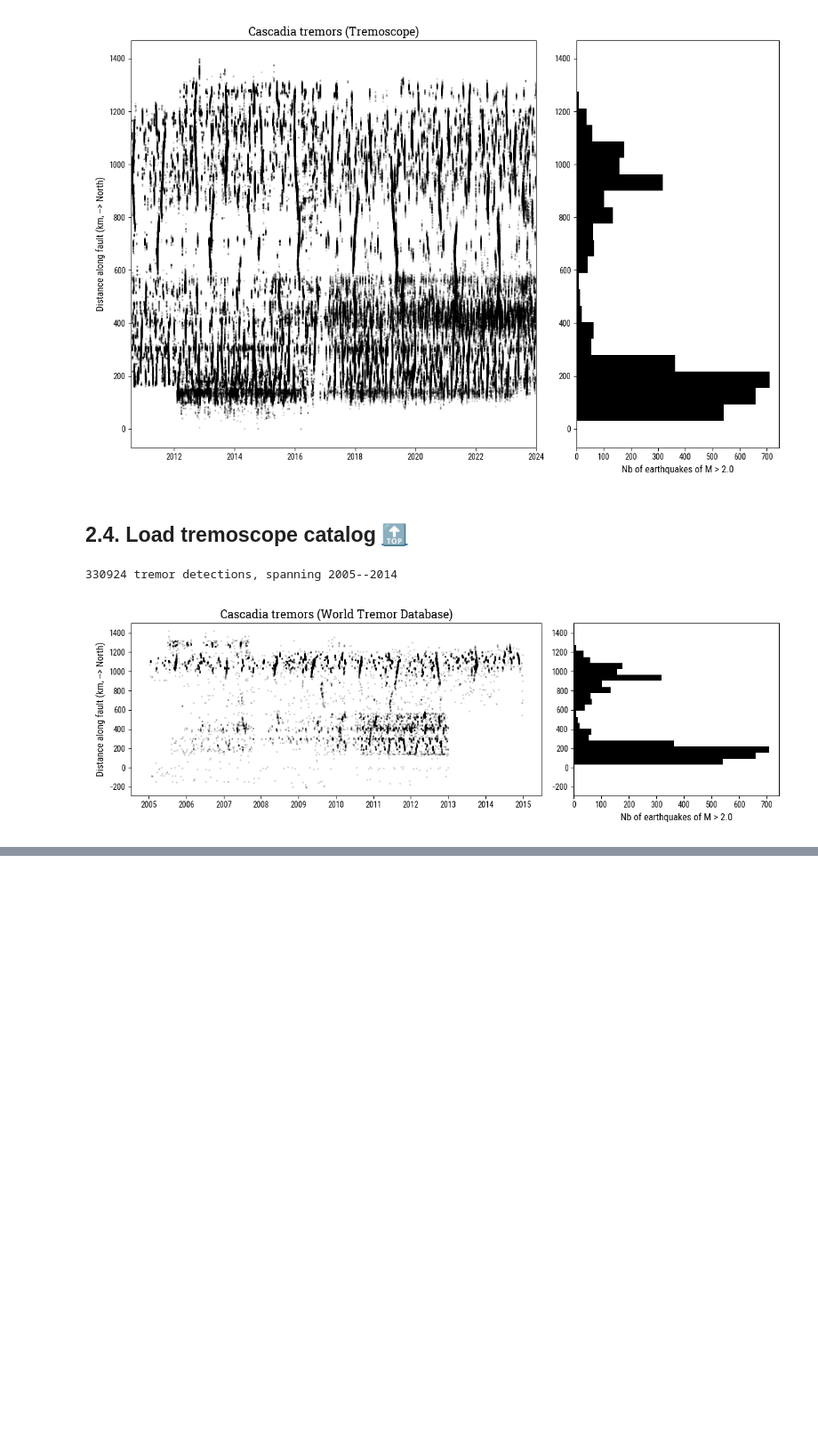
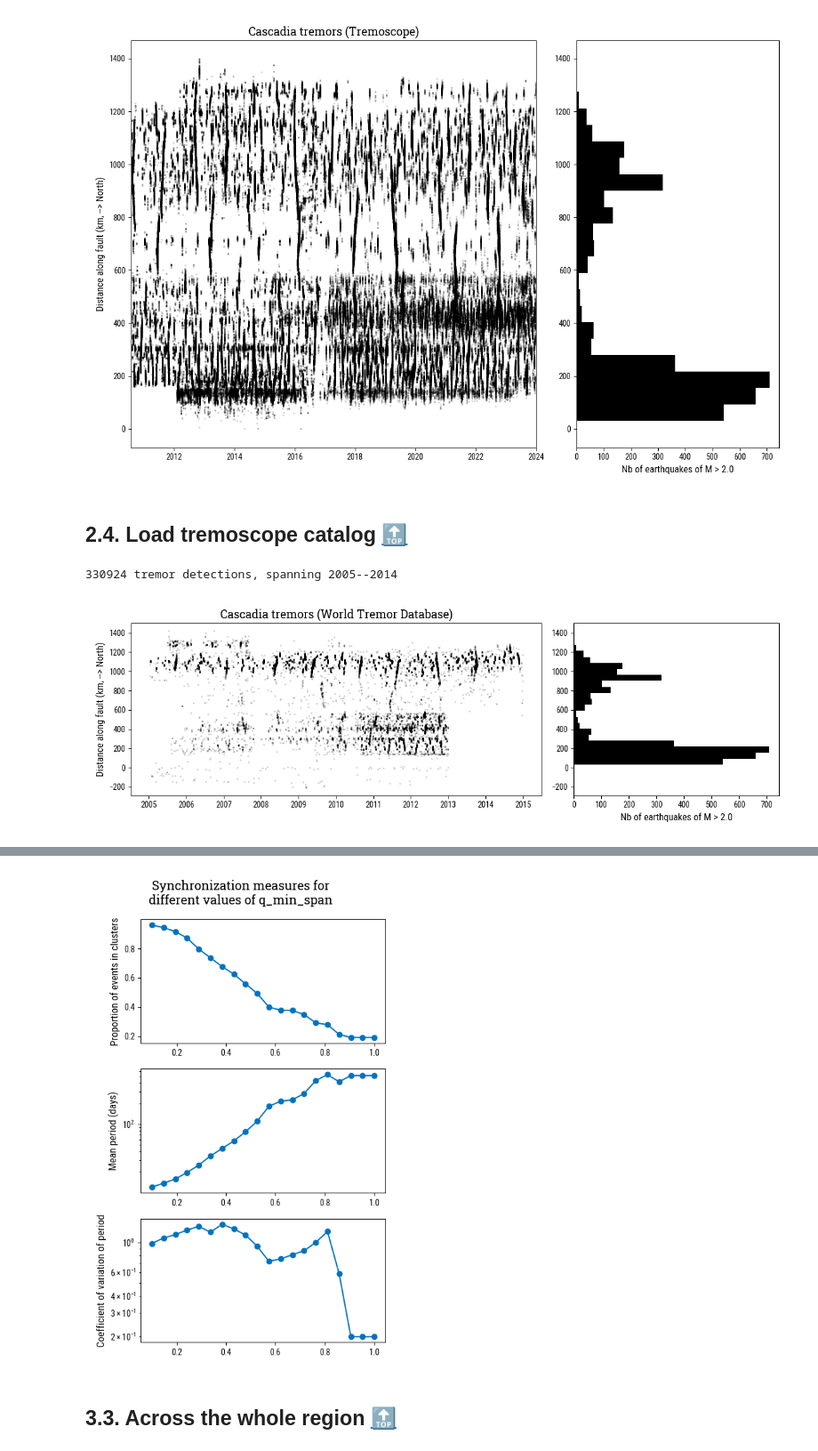
Before and after one commit to gfarge/tremor_v_eq, a Jupyter notebook: cascadia_overview.ipynb, the cells around one changed output, grey strips where cells are left out. Shown at 89% size. Drawn from its saved outputs; the diff is of its cells as text; code cells hidden in the pictures; blank space fills up the shorter version.

```diff
--- a/cascadia_overview.ipynb
+++ b/cascadia_overview.ipynb
@@ -353,0 +533,62 @@ plt.show()
+# %%
+# For one bin, try different values of q_min_span
+q_min_spans = np.linspace(.1, 1., 20)
+
+# Initialize empty arrays to store the results
+prop_in_clusters = np.zeros_like(q_min_spans)
+mean_periods = np.zeros_like(q_min_spans)
+std_periods = np.zeros_like(q_min_spans)
+cov_periods = np.zeros_like(q_min_spans)
+
+for ii, q_min_span in enumerate(q_min_spans):
+    # Define bin and select clusters
+    fully_cross_bin = (clusters_df.x_min <= bin_xmin) & (clusters_df.x_max >= bin_xmax)
+    xmax_in_bin = (clusters_df.x_max >= bin_xmin) & (clusters_df.x_max <= bin_xmax)
+    xmin_in_bin = (clusters_df.x_min >= bin_xmin) & (clusters_df.x_min <= bin_xmax)
+
+    cluster_in_bin = fully_cross_bin | xmax_in_bin | xmin_in_bin
+
+    size_in_bin = np.array([min(bin_xmax, clust_xmax) for clust_xmax in clusters_df.x_max]) - np.array([max(bin_xmin, clust_xmin) for clust_xmin in clusters_df.x_min])
+
+    bin_spanning_clusters = cluster_in_bin & (size_in_bin >= q_min_span * (bin_xmax - bin_xmin))
+
+    selected_clusters = clusters_df[bin_spanning_clusters]
+
+    # Compute different measures of synchronization
+    # --> Clustering index: how many events that occur in this bin are within the selected clusters for this bin
+    n_ev_in_bin = len(tremor[(tremor.xf >= bin_xmin) & (tremor.xf <= bin_xmax)])
+    n_ev_in_clusters = len(tremor[(tremor.xf >= bin_xmin) & (tremor.xf <= bin_xmax) & np.in1d(tremor.cluster_id.values, selected_clusters.id.values)])
+
+    prop_in_clusters[ii] = n_ev_in_clusters / n_ev_in_bin
+
+    # --> Periodicity detection and its COV
+    selected_clusters_dT = np.diff(selected_clusters.t_centroid.values) / np.timedelta64(1, 'D')
+    mean_dT = np.mean(selected_clusters_dT)
+    std_dT = np.std(selected_clusters_dT)
+    cov_dT = std_dT / mean_dT
+
+    mean_periods[ii] = mean_dT
+    std_periods[ii] = std_dT
+    cov_periods[ii] = cov_dT
+
+# Plot
+fig, ax = plt.subplots(3, 1, figsize=(5, 8))
+fig.suptitle('Synchronization measures for\ndifferent values of q_min_span', fontname='Roboto Slab')
+
+ax[0].plot(q_min_spans, prop_in_clusters, 'o-')
+ax[0].set_ylabel('Proportion of events in clusters')
+
+ax[1].plot(q_min_spans, mean_periods, 'o-')
+ax[1].set_ylabel('Mean period (days)')
+ax[1].set_yscale('log')
+
+ax[2].plot(q_min_spans, cov_periods, 'o-')
+ax[2].set_ylabel('Coefficient of variation of period')
+ax[2].set_yscale('log')
+
+plt.tight_layout()
+plt.show()
+# %% [output]
+[figure, added]
+# %% [markdown]
+## 3.3. <a id='toc3_3_'></a>Across the whole region [&#128285;](#toc0_)
```
Also changed, not shown: parts of 30 cells of this notebook, 7 other files.
